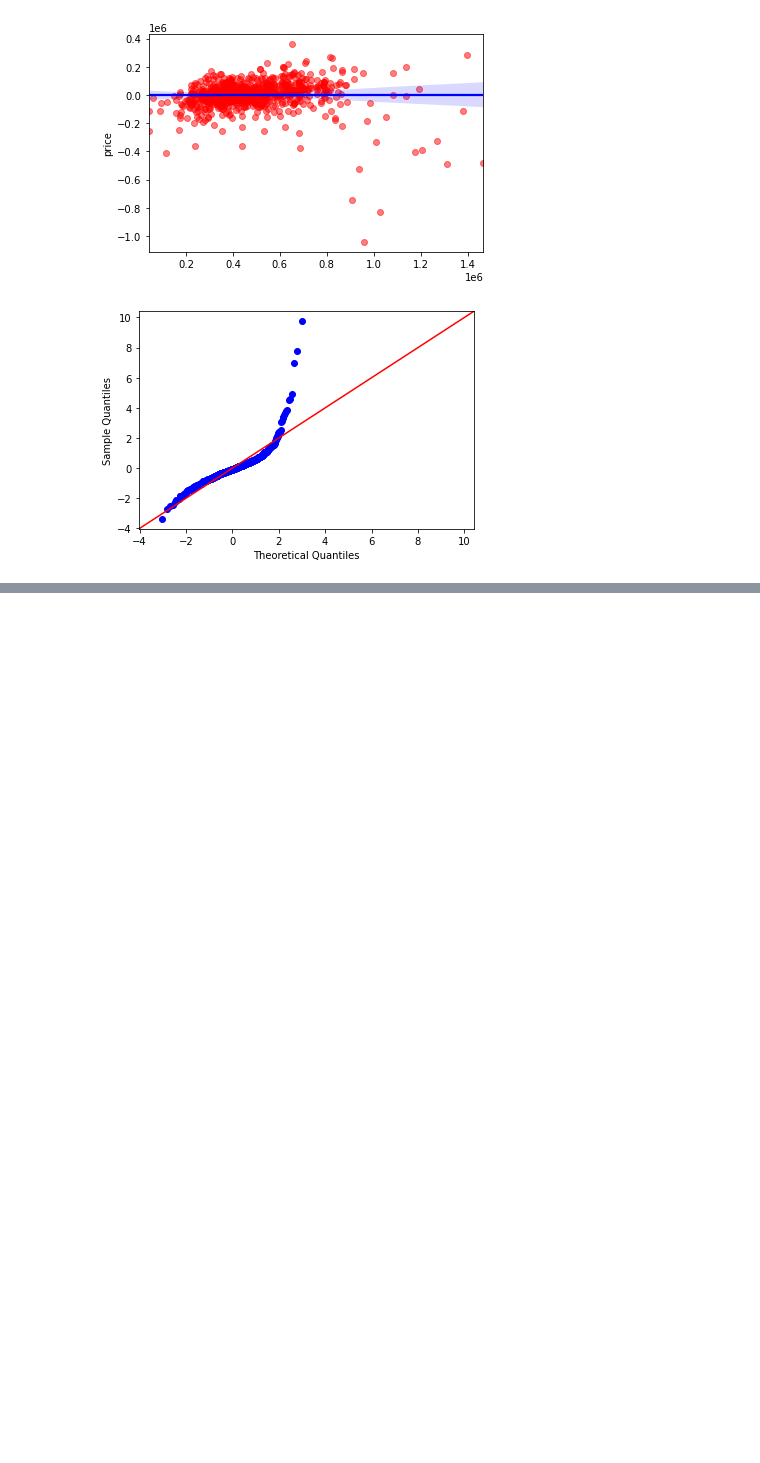
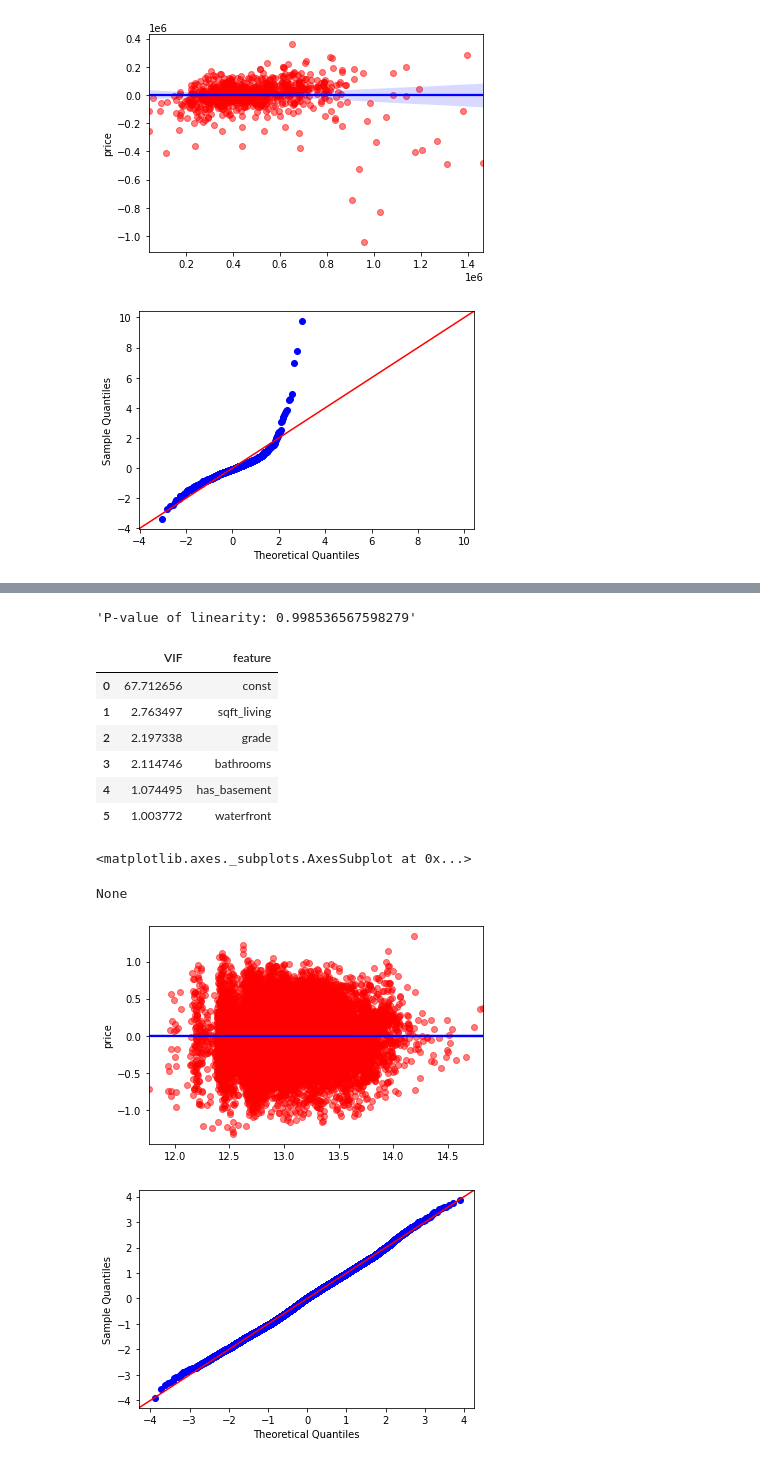
Before and after one commit to kjkahalley/King-County-housing-analysis, a Jupyter notebook: notebooks/exploratory/killian/main_notebook.ipynb, the cells around one changed output, grey strips where cells are left out. Cells and saved outputs as stored; diff of their text form; code cells hidden in the pictures; blank space fills up the shorter version.

```diff
--- a/notebooks/exploratory/killian/main_notebook.ipynb
+++ b/notebooks/exploratory/killian/main_notebook.ipynb
@@ -236,0 +234,8 @@ results_2.summary()
+# %%
+df_seattle_no_outliers = df_seattle
+# %%
+df_seattle_no_outliers['bathrooms'] = df_no_outliers(df_seattle, 'bathrooms')
+df_seattle_no_outliers['sqft_living'] = df_no_outliers(df_seattle, 'sqft_living')
+df_country_no_outliers['grade'] = df_no_outliers(df_country, 'grade')
+df_seattle_no_outliers['waterfront'] = df_seattle_no_outliers.waterfront.fillna(0)
+df_seattle_no_outliers = df_seattle_no_outliers.dropna()
@@ -236,0 +282,2 @@ results_2.summary()
+# %%
+df_seattle_no_outliers['sqft_open'] = df_seattle_no_outliers['sqft_lot'] - df_seattle_no_outliers['sqft_living']
@@ -236,0 +345,5 @@ results_2.summary()
+# %%
+X_seattle = sm.add_constant(df_seattle_no_outliers[['sqft_living', 'grade', 'bathrooms', 'has_basement', 'waterfront']])
+y_seattle = np.log(df_seattle_no_outliers['price'])
+seattle_model = sm.OLS(y_seattle, X_seattle)
+seattle_results = seattle_model.fit()
@@ -236,0 +383,15 @@ results_2.summary()
+# %%
+check_model(seattle_model, X_seattle, y_seattle)
+# %% [output]
+'P-value of linearity: 0.998536567598279'
+|  | VIF | feature |
+| 0 | 67.712656 | const |
+| 1 | 2.763497 | sqft_living |
+| 2 | 2.197338 | grade |
+| 3 | 2.114746 | bathrooms |
+| 4 | 1.074495 | has_basement |
+| 5 | 1.003772 | waterfront |
+<matplotlib.axes._subplots.AxesSubplot at 0x...>
+None
+[figure, added]
+[figure, added]
```
Also changed, not shown: parts of 30 cells of this notebook.
